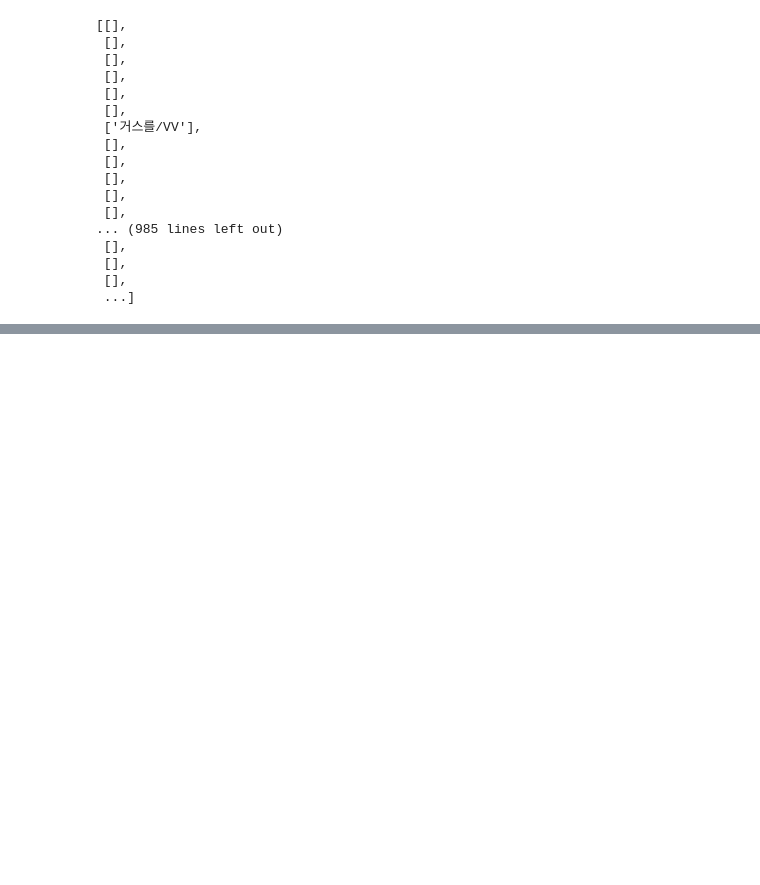
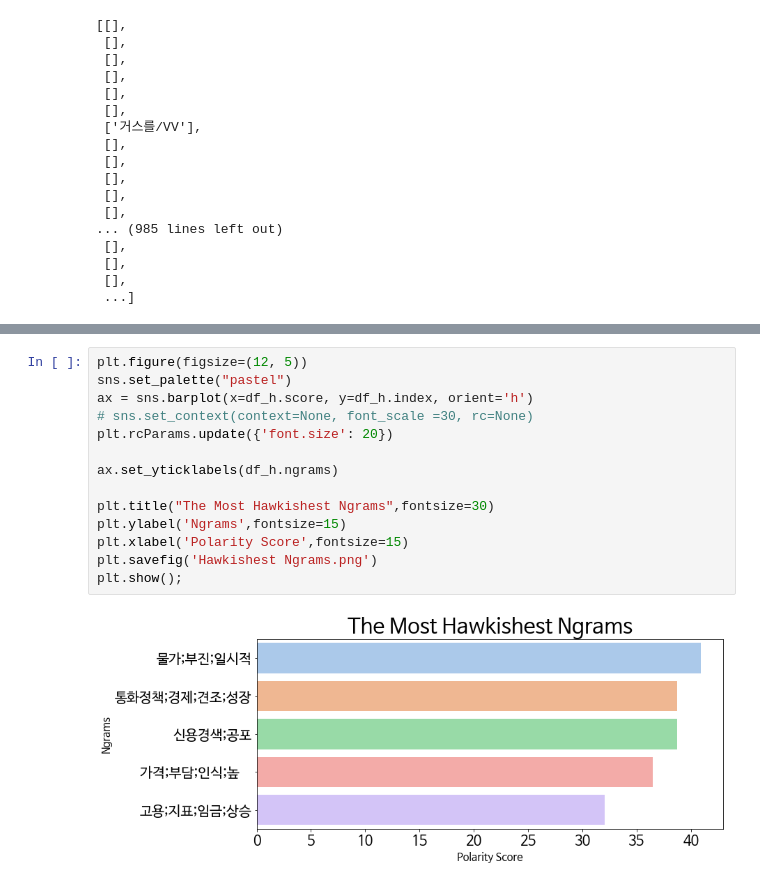
Before and after one commit to sunnyna/TIL, a Jupyter notebook: top_hawkish_dovish.ipynb, the cells around one changed output, grey strips where cells are left out. Drawn from its saved outputs; the diff is of its cells as text; blank space fills up the shorter version.

```diff
--- a/top_hawkish_dovish.ipynb
+++ b/top_hawkish_dovish.ipynb
@@ -137,0 +256,16 @@ vv
+# %%
+plt.figure(figsize=(12, 5))
+sns.set_palette("pastel")
+ax = sns.barplot(x=df_h.score, y=df_h.index, orient='h')
+# sns.set_context(context=None, font_scale =30, rc=None)
+plt.rcParams.update({'font.size': 20})
+
+ax.set_yticklabels(df_h.ngrams)
+
+plt.title("The Most Hawkishest Ngrams",fontsize=30)
+plt.ylabel('Ngrams',fontsize=15)
+plt.xlabel('Polarity Score',fontsize=15)
+plt.savefig('Hawkishest Ngrams.png')
+plt.show();
+# %% [output]
+[figure, added]
```
Also changed, not shown: parts of 10 cells of this notebook.
